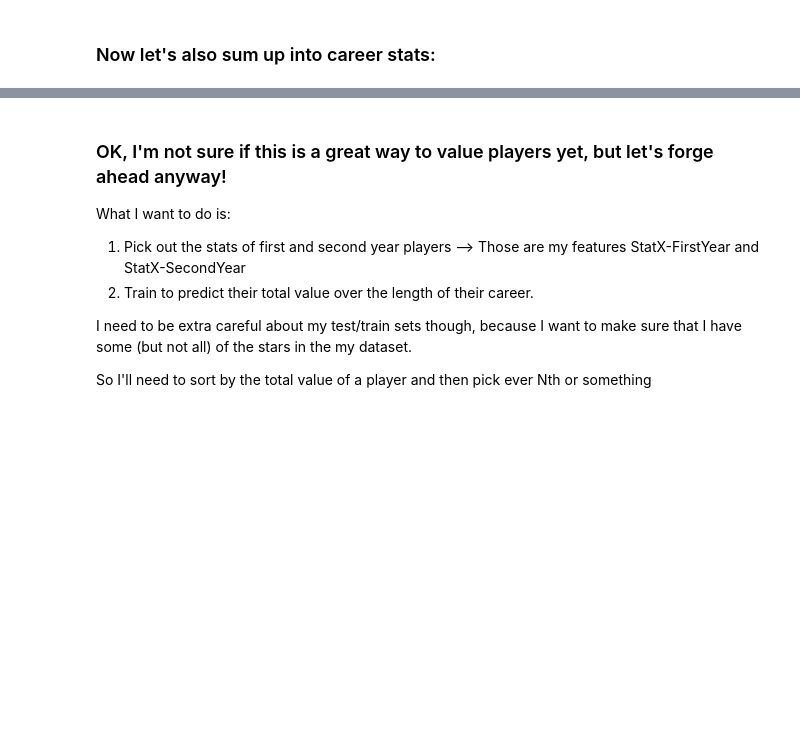
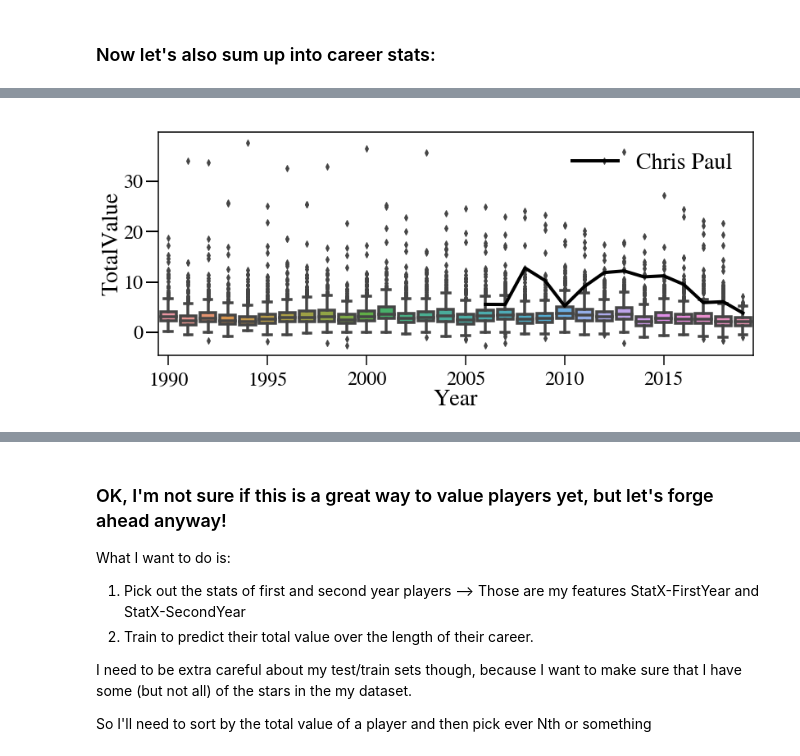
Before and after one commit to fagan2888/nba_stats, a Jupyter notebook: data_cleaning.ipynb, the cells around one changed output, grey strips where cells are left out. Cells and saved outputs as stored; diff of their text form; code cells hidden in the pictures; blank space fills up the shorter version.

```diff
--- a/data_cleaning.ipynb
+++ b/data_cleaning.ipynb
@@ -760,0 +767,5 @@ Name: Year, dtype: int64
+# %%
+pid = find_player_id('Chris Paul')
+plot_player_track_over_all(pid)
+# %% [output]
+[figure, added]
```
Also changed, not shown: parts of 32 cells of this notebook, 1 other file.
